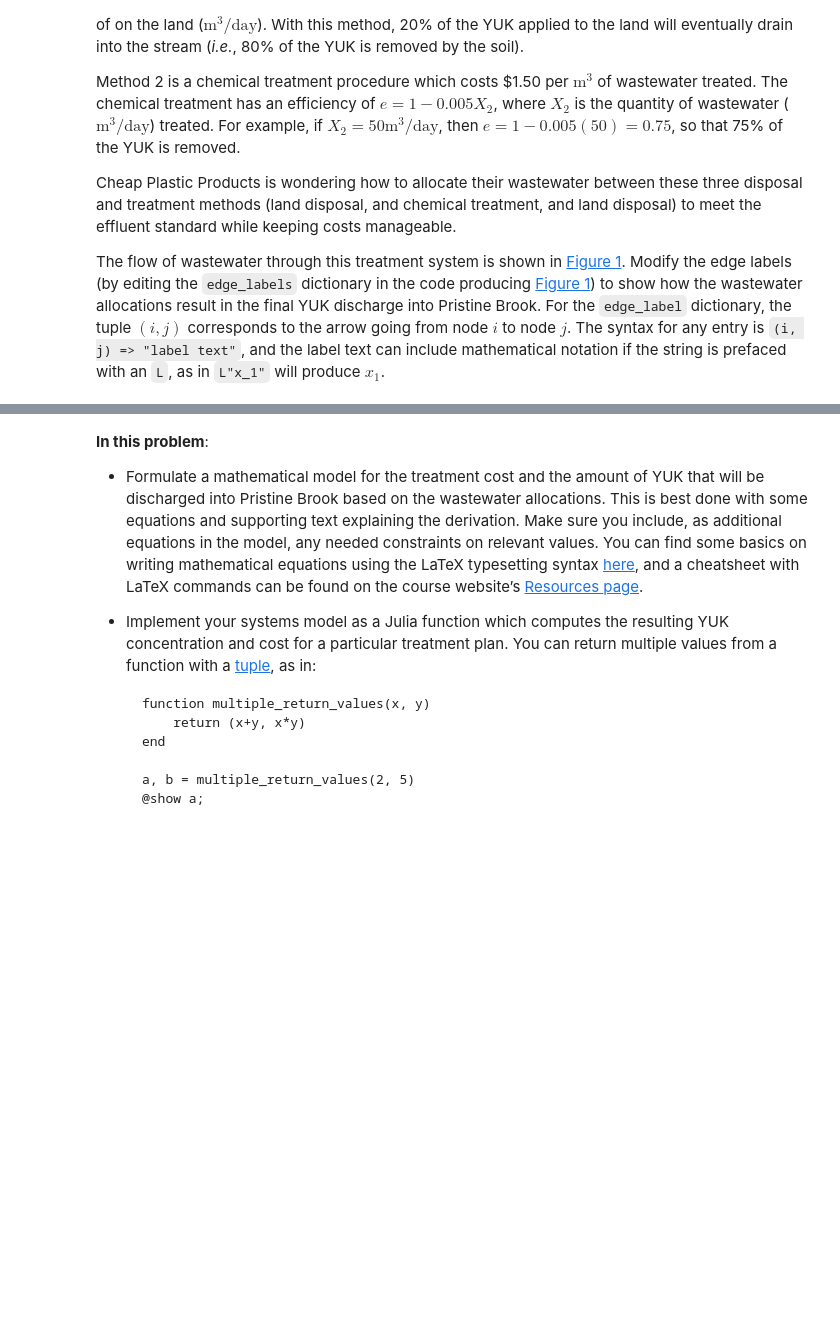
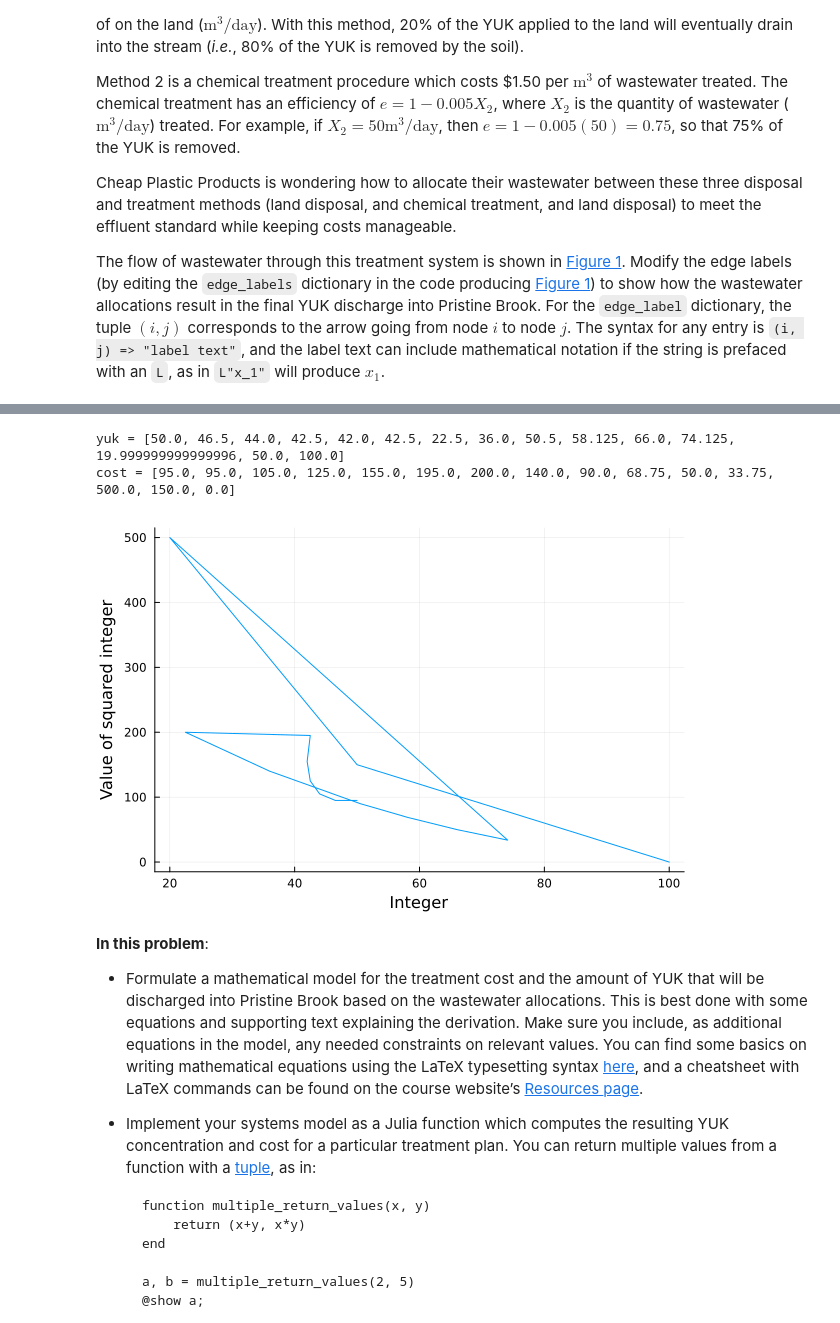
Before and after one commit to BEE4750-FA24/hw1-badynmt, a Jupyter notebook: hw01.ipynb, the cells around one changed output, grey strips where cells are left out. Saved outputs shown, nothing was run; the diff lists cells and outputs as text; code cells hidden in the pictures; blank space fills up the shorter version.

```diff
--- a/hw01.ipynb
+++ b/hw01.ipynb
@@ -362,3 +395,22 @@ display(p)
+# %%
+land =     [10, 20, 30, 40, 50, 60, 50, 40, 30, 25, 20, 15, 100, 0, 0]
+chemical = [60, 50, 40, 30, 20, 10, 50, 40, 30, 25, 20, 15, 0, 100, 0]
+no_treat = [30, 30, 30, 30, 30, 30,  0, 20, 40, 50, 60, 70, 0, 0, 100]
+
+output = YUK_discharge.(land, chemical, no_treat);
+yuk = [out[1] for out in output];
+cost = [out[2] for out in output];
+
+@show yuk
+@show cost
+
+plot(yuk, cost, legend=false)
+xlabel!("Integer")
+ylabel!("Value of squared integer")
+# %% [output]
+yuk = [50.0, 46.5, 44.0, 42.5, 42.0, 42.5, 22.5, 36.0, 50.5, 58.125, 66.0, 74.125, 19.999999999999996, 50.0, 100.0]
+cost = [95.0, 95.0, 105.0, 125.0, 155.0, 195.0, 200.0, 140.0, 90.0, 68.75, 50.0, 33.75, 500.0, 150.0, 0.0]
+[figure, added]
 # %% [markdown]
 **In this problem**:
 
```
Also changed, not shown: parts of 3 cells of this notebook.
